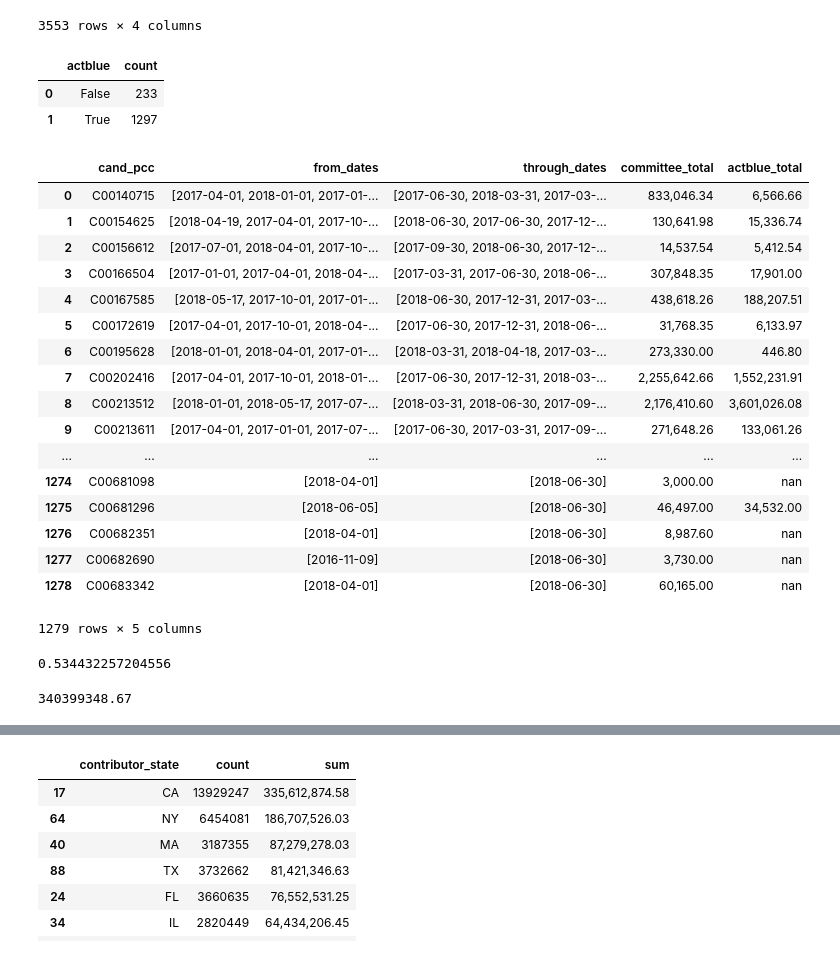
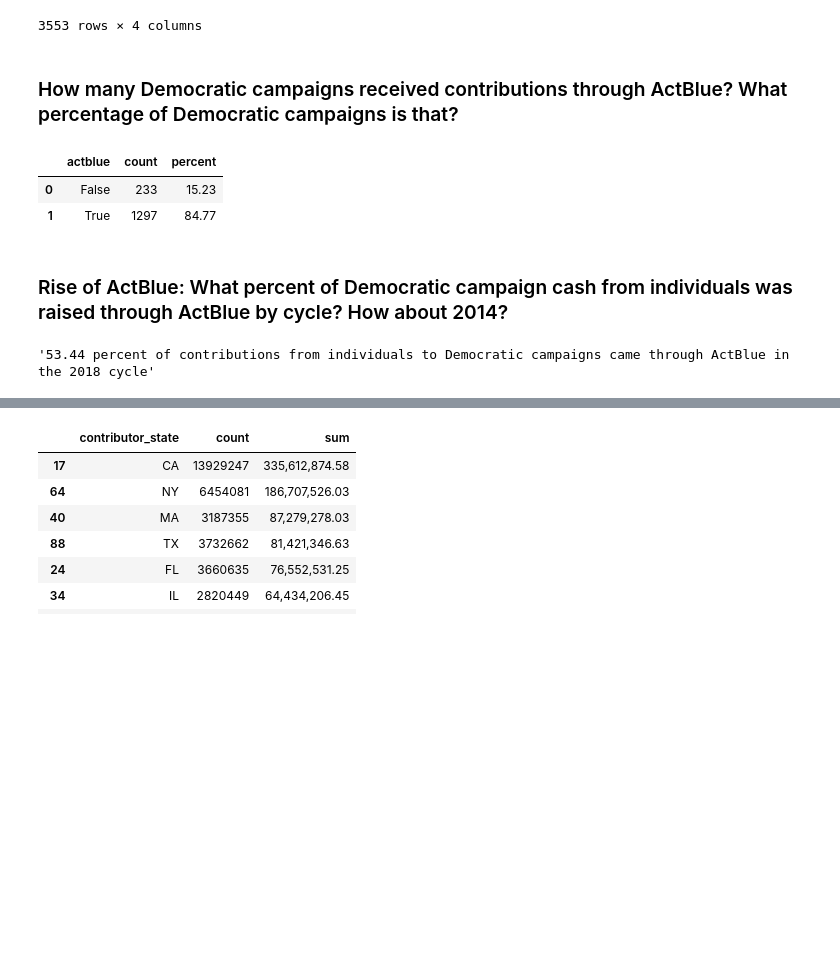
Before and after one commit to PublicI/actblue-analysis, a Jupyter notebook: analysis.ipynb, the cells around one changed output, grey strips where cells are left out. Drawn from its saved outputs; the diff is of its cells as text; code cells hidden in the pictures; blank space fills up the shorter version.

```diff
--- a/analysis.ipynb
+++ b/analysis.ipynb
@@ -306,6 +491,8 @@ actblue_transfers.sort_values(by=['sum'], ascending=False)
 | 1366 | MERVPAC-MERVIN EVANS FOR US SENAT... | C00570267 | 1 | 1.00 |
 | 1323 | CITIZENS FOR CHANGE | C00566299 | 1 | 1.00 |
 3553 rows × 4 columns
+# %% [markdown]
+### How many Democratic campaigns received contributions through ActBlue? What percentage of Democratic campaigns is that?
 # %%
 actblue_proportion = read_or_save(
     'actblue_proportion',
@@ -319,36 +506,40 @@ actblue_proportion = read_or_save(
                   WHEN COUNT IS NOT NULL THEN TRUE
                   ELSE FALSE
               END AS actblue
        FROM (SELECT DISTINCT ON (cand_id,
                                cand_pcc) *
            FROM fec_candidates
            WHERE cand_election_yr = '2018'
              AND cand_pcc IS NOT NULL
              AND cand_pty_affiliation IN ('DFL',
                                       'DEM')
            ORDER BY cand_id,
                     cand_pcc) AS cands
        LEFT JOIN
          (SELECT fec_committees.name,
                  totals.*
           FROM
             (SELECT beneficiary_committee_fec_id,
                     count(*) AS COUNT,
                     sum(contribution_amount)
              FROM actblue_contribs
              WHERE extract(YEAR
                                 FROM contribution_date) >= 2017
              GROUP BY beneficiary_committee_fec_id) AS totals
           LEFT JOIN fec_committees ON beneficiary_committee_fec_id = fec_committees.id) AS actblue_committees ON cand_pcc = beneficiary_committee_fec_id) AS actblue_candidates
     GROUP BY actblue
     """, con=conn)
 )
 
+actblue_proportion['percent']= actblue_proportion['count']/actblue_proportion['count'].sum()*100
+
 actblue_proportion
 # %% [output]
-|  | actblue | count |
-| 0 | False | 233 |
-| 1 | True | 1297 |
+|  | actblue | count | percent |
+| 0 | False | 233 | 15.23 |
+| 1 | True | 1297 | 84.77 |
+# %% [markdown]
+### Rise of ActBlue: What percent of Democratic campaign cash from individuals was raised through ActBlue by cycle? How about 2014?
 # %%
 def calc_actblue_proportion_amount(cycle):
     return read_or_save(
@@ -433,35 +624,10 @@ def calc_actblue_proportion_amount(cycle):
     )
 
 actblue_proportion_amount = calc_actblue_proportion_amount(2018)
-
-actblue_proportion_amount
-# %% [output]
-|  | cand_pcc | from_dates | through_dates | committee_total | actblue_total |
-| 0 | C00140715 | [2017-04-01, 2018-01-01, 2017-01-... | [2017-06-30, 2018-03-31, 2017-03-... | 833,046.34 | 6,566.66 |
-| 1 | C00154625 | [2018-04-19, 2017-04-01, 2017-10-... | [2018-06-30, 2017-06-30, 2017-12-... | 130,641.98 | 15,336.74 |
-| 2 | C00156612 | [2017-07-01, 2018-04-01, 2017-10-... | [2017-09-30, 2018-06-30, 2017-12-... | 14,537.54 | 5,412.54 |
-| 3 | C00166504 | [2017-01-01, 2017-04-01, 2018-04-... | [2017-03-31, 2017-06-30, 2018-06-... | 307,848.35 | 17,901.00 |
-| 4 | C00167585 | [2018-05-17, 2017-10-01, 2017-01-... | [2018-06-30, 2017-12-31, 2017-03-... | 438,618.26 | 188,207.51 |
-| 5 | C00172619 | [2017-04-01, 2017-10-01, 2018-04-... | [2017-06-30, 2017-12-31, 2018-06-... | 31,768.35 | 6,133.97 |
-| 6 | C00195628 | [2018-01-01, 2018-04-01, 2017-01-... | [2018-03-31, 2018-04-18, 2017-03-... | 273,330.00 | 446.80 |
-| 7 | C00202416 | [2017-04-01, 2017-10-01, 2018-01-... | [2017-06-30, 2017-12-31, 2018-03-... | 2,255,642.66 | 1,552,231.91 |
-| 8 | C00213512 | [2018-01-01, 2018-05-17, 2017-07-... | [2018-03-31, 2018-06-30, 2017-09-... | 2,176,410.60 | 3,601,026.08 |
-| 9 | C00213611 | [2017-04-01, 2017-01-01, 2017-07-... | [2017-06-30, 2017-03-31, 2017-09-... | 271,648.26 | 133,061.26 |
-| ... | ... | ... | ... | ... | ... |
-| 1274 | C00681098 | [2018-04-01] | [2018-06-30] | 3,000.00 | nan |
-| 1275 | C00681296 | [2018-06-05] | [2018-06-30] | 46,497.00 | 34,532.00 |
-| 1276 | C00682351 | [2018-04-01] | [2018-06-30] | 8,987.60 | nan |
-| 1277 | C00682690 | [2016-11-09] | [2018-06-30] | 3,730.00 | nan |
-| 1278 | C00683342 | [2018-04-01] | [2018-06-30] | 60,165.00 | nan |
-1279 rows × 5 columns
-# %%
-actblue_proportion_amount['actblue_total'].sum()/actblue_proportion_amount['committee_total'].sum()
-# %% [output]
-0.534432257204556
-# %%
-actblue_proportion_amount['actblue_total'].sum()
-# %% [output]
-340399348.67
+# %%
+str(round(actblue_proportion_amount['actblue_total'].sum()/actblue_proportion_amount['committee_total'].sum()*100,2)) + " percent of contributions from individuals to Democratic campaigns came through ActBlue in the 2018 cycle"
+# %% [output]
+'53.44 percent of contributions from individuals to Democratic campaigns came through ActBlue in the 2018 cycle'
 # %%
 actblue_proportion_amount.to_csv('data/actblue_proportion.csv')
 # %%
```
Also changed, not shown: parts of 45 cells of this notebook, 3 other files.
